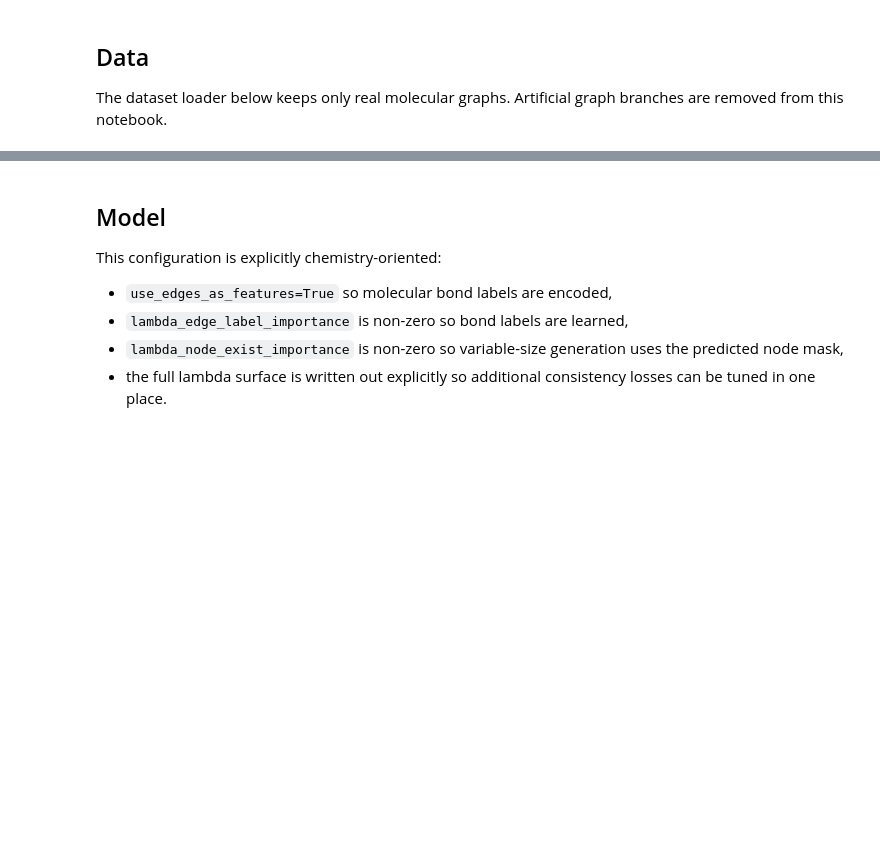
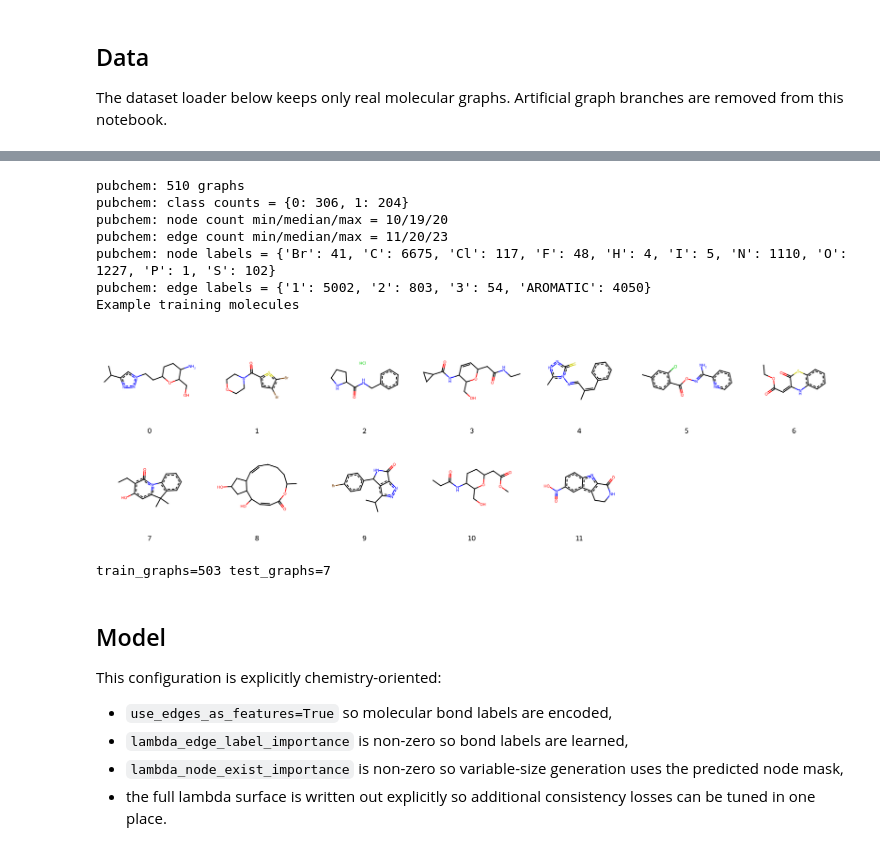
Before and after one commit to fabriziocosta/GraphGen, a Jupyter notebook: notebooks/demo_chem.ipynb, the cells around one changed output, grey strips where cells are left out. Drawn from its saved outputs; the diff is of its cells as text; code cells hidden in the pictures; blank space fills up the shorter version.

```diff
--- a/notebooks/demo_chem.ipynb
+++ b/notebooks/demo_chem.ipynb
@@ -166,12 +171,13 @@ def inspect_predicted_masks_and_edge_labels(graph_generator, graphs, n_graphs=6)
 
 The dataset loader below keeps only real molecular graphs. Artificial graph branches are removed from this notebook.
 # %%
+# Load and split the molecular dataset used by the chemistry demo.
 from coco_grape.data_loader.loader import SupervisedDataSetLoader
 from coco_grape.data_loader.mol.mol_loader import PubChemLoader
 from sklearn.model_selection import train_test_split
 ASSAY_ID = '651610'
 DATASET_SIZE = 20000
-MAX_NODE_COUNT = 30
+MAX_NODE_COUNT = 20
 TEST_SIZE = 7
 RANDOM_STATE = 42
 DEBUG_MODE = False
@@ -212,3 +218,4 @@ if DEBUG_MODE:
     test_targets = np.asarray(test_targets)[test_idx]
     print(f"DEBUG_MODE active: train_graphs={len(train_graphs)} test_graphs={len(test_graphs)}")
     show_molecules(train_graphs, n=12, title="Debug subset training molecules")
+# %% [output]
@@ -215,3 +232,12 @@ if DEBUG_MODE:
+pubchem: 510 graphs
+pubchem: class counts = {0: 306, 1: 204}
+pubchem: node count min/median/max = 10/19/20
+pubchem: edge count min/median/max = 11/20/23
+pubchem: node labels = {'Br': 41, 'C': 6675, 'Cl': 117, 'F': 48, 'H': 4, 'I': 5, 'N': 1110, 'O': 1227, 'P': 1, 'S': 102}
+pubchem: edge labels = {'1': 5002, '2': 803, '3': 54, 'AROMATIC': 4050}
+Example training molecules
+[figure, added]
+train_graphs=503 test_graphs=7
 # %% [markdown]
 ## Model
 
```
Also changed, not shown: parts of 15 cells of this notebook, 3 other files.
